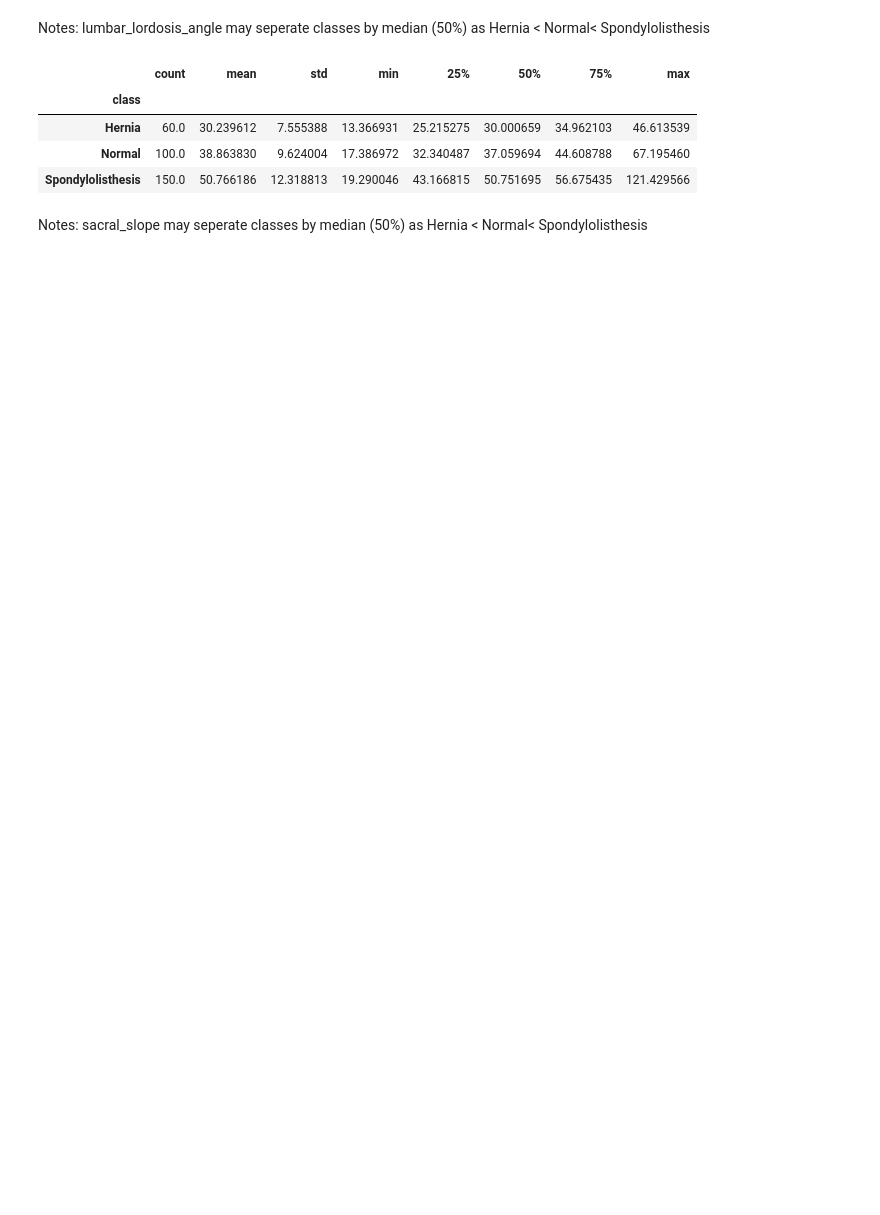
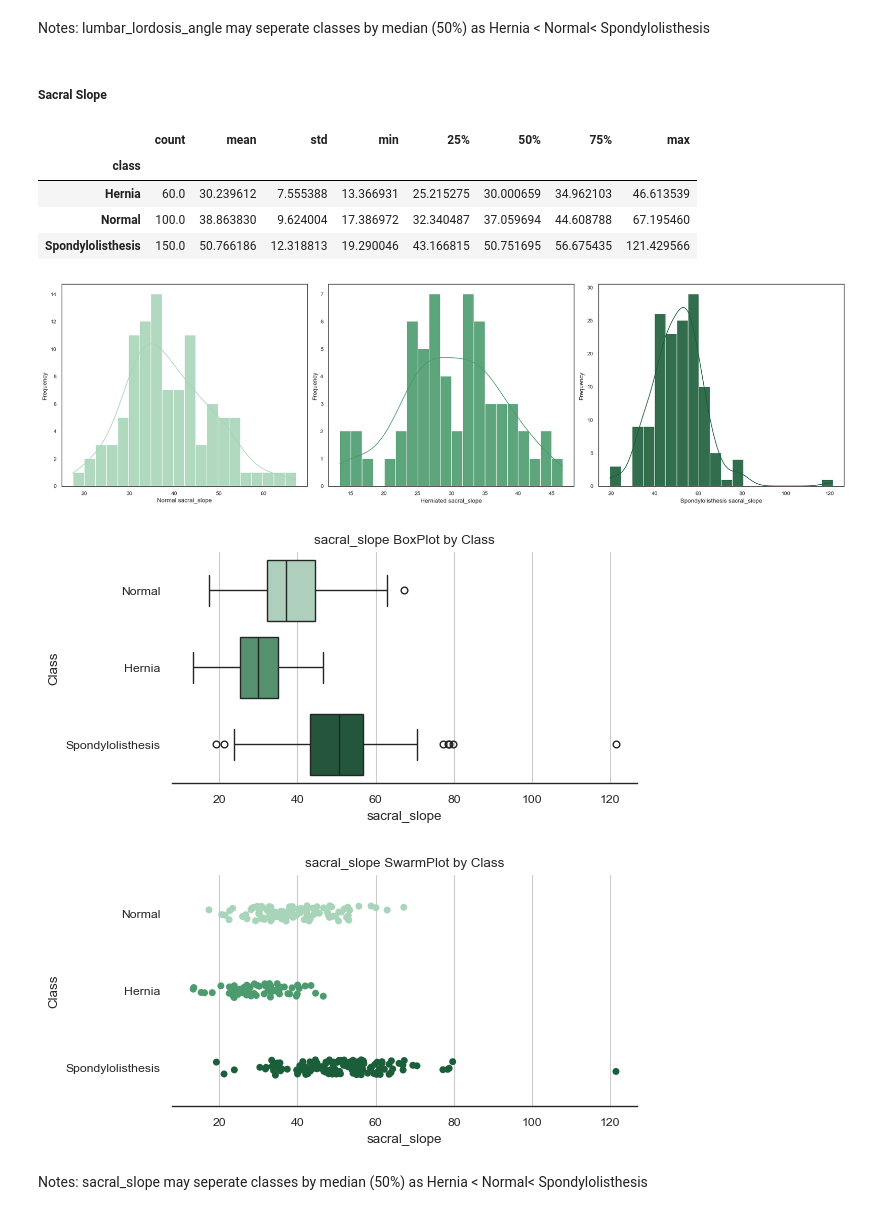
Before and after one commit to yusiGM/StrykerAI2024, a Jupyter notebook: Stryker_AI_Hackathon_notebook.ipynb, the cells around one changed output. Drawn from its saved outputs; the diff is of its cells as text; code cells hidden in the pictures; blank space fills up the shorter version.

```diff
--- a/Stryker_AI_Hackathon_notebook.ipynb
+++ b/Stryker_AI_Hackathon_notebook.ipynb
@@ -328,5 +386,7 @@ display(df.groupby('class')['lumbar_lordosis_angle'].describe())
 # %% [markdown]
 Notes: lumbar_lordosis_angle may seperate classes by median (50%) as  Hernia < Normal< Spondylolisthesis
+# %% [markdown]
+##### Sacral Slope
 # %%
 display(df.groupby('class')['sacral_slope'].describe())
 # %% [output]
@@ -335,5 +395,13 @@ display(df.groupby('class')['sacral_slope'].describe())
 | Hernia | 60.0 | 30.239612 | 7.555388 | 13.366931 | 25.215275 | 30.000659 | 34.962103 | 46.613539 |
 | Normal | 100.0 | 38.863830 | 9.624004 | 17.386972 | 32.340487 | 37.059694 | 44.608788 | 67.195460 |
 | Spondylolisthesis | 150.0 | 50.766186 | 12.318813 | 19.290046 | 43.166815 | 50.751695 | 56.675435 | 121.429566 |
+# %%
+histogram_plotter(col_name="sacral_slope")
+plotting_helper(plot_type="box",col_name="sacral_slope")
+plotting_helper(plot_type="jitter",col_name="sacral_slope")
+# %% [output]
+[figure, added]
+[figure, added]
+[figure, added]
 # %% [markdown]
 Notes: sacral_slope may seperate classes by median (50%) as  Hernia < Normal< Spondylolisthesis
```
Also changed, not shown: parts of 22 cells of this notebook.
